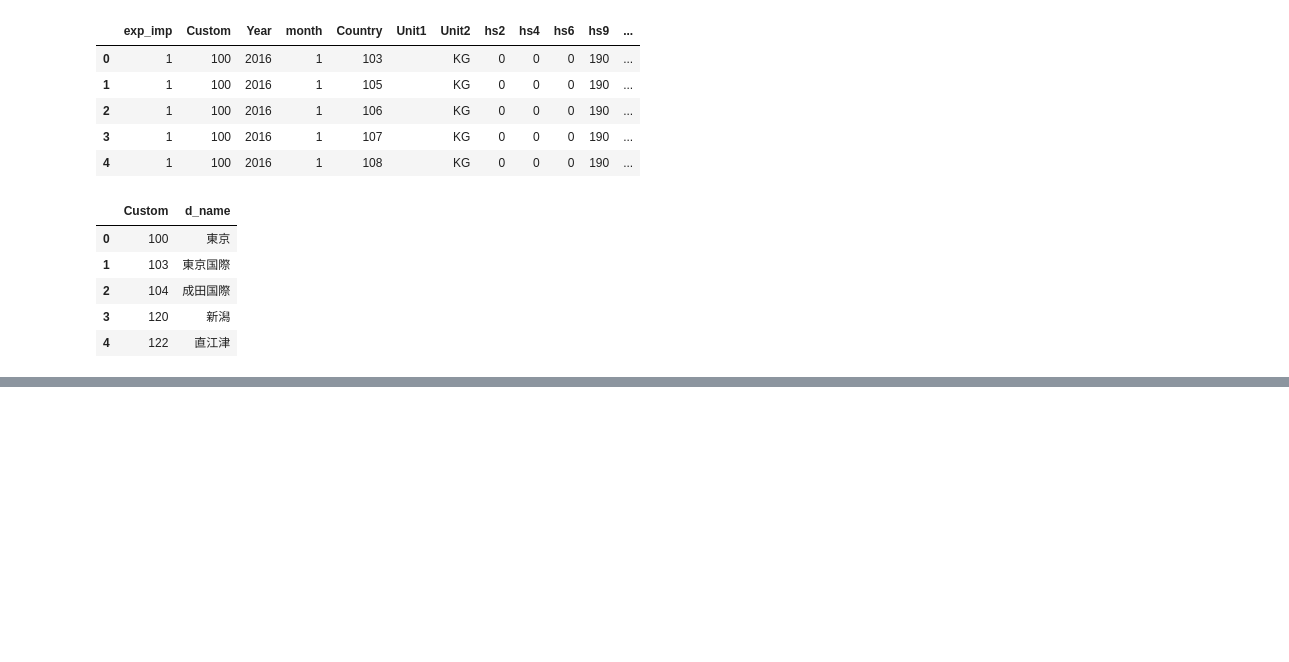
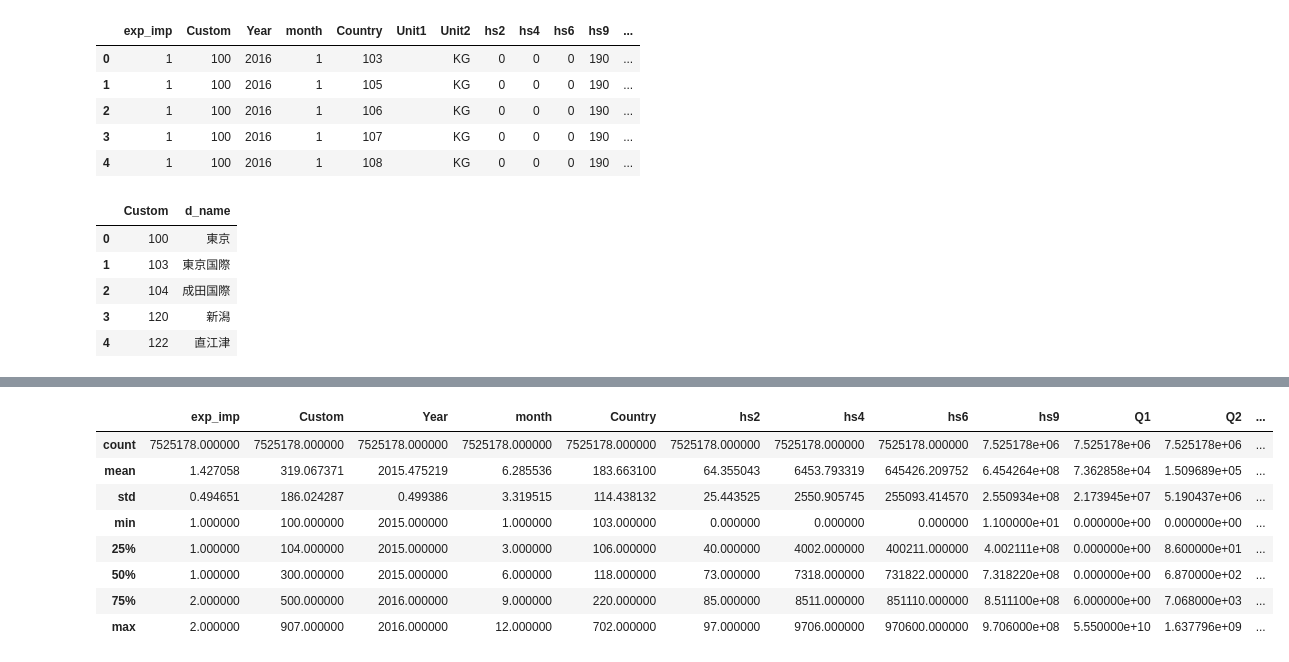
Before and after one commit to DmitriyLanchakov/Data-Visualization-using-python, a Jupyter notebook: Japan Trade Visualization/FE-550 S.R - 1 - Japan Trade Statistics.ipynb, the cells around one changed output, grey strips where cells are left out. Cells and saved outputs as stored; diff of their text form; code cells hidden in the pictures; blank space fills up the shorter version.

```diff
--- a/Japan Trade Visualization/FE-550 S.R - 1 - Japan Trade Statistics.ipynb
+++ b/Japan Trade Visualization/FE-550 S.R - 1 - Japan Trade Statistics.ipynb
@@ -59,0 +50,12 @@ print(rainy_days)
+# %%
+exp_custom_latest_ym.describe()
+# %% [output]
+|  | exp_imp | Custom | Year | month | Country | hs2 | hs4 | hs6 | hs9 | Q1 | Q2 | ... |
+| count | 7525178.000000 | 7525178.000000 | 7525178.000000 | 7525178.000000 | 7525178.000000 | 7525178.000000 | 7525178.000000 | 7525178.000000 | 7.525178e+06 | 7.525178e+06 | 7.525178e+06 | ... |
+| mean | 1.427058 | 319.067371 | 2015.475219 | 6.285536 | 183.663100 | 64.355043 | 6453.793319 | 645426.209752 | 6.454264e+08 | 7.362858e+04 | 1.509689e+05 | ... |
+| std | 0.494651 | 186.024287 | 0.499386 | 3.319515 | 114.438132 | 25.443525 | 2550.905745 | 255093.414570 | 2.550934e+08 | 2.173945e+07 | 5.190437e+06 | ... |
+| min | 1.000000 | 100.000000 | 2015.000000 | 1.000000 | 103.000000 | 0.000000 | 0.000000 | 0.000000 | 1.100000e+01 | 0.000000e+00 | 0.000000e+00 | ... |
+| 25% | 1.000000 | 104.000000 | 2015.000000 | 3.000000 | 106.000000 | 40.000000 | 4002.000000 | 400211.000000 | 4.002111e+08 | 0.000000e+00 | 8.600000e+01 | ... |
+| 50% | 1.000000 | 300.000000 | 2015.000000 | 6.000000 | 118.000000 | 73.000000 | 7318.000000 | 731822.000000 | 7.318220e+08 | 0.000000e+00 | 6.870000e+02 | ... |
+| 75% | 2.000000 | 500.000000 | 2016.000000 | 9.000000 | 220.000000 | 85.000000 | 8511.000000 | 851110.000000 | 8.511100e+08 | 6.000000e+00 | 7.068000e+03 | ... |
+| max | 2.000000 | 907.000000 | 2016.000000 | 12.000000 | 702.000000 | 97.000000 | 9706.000000 | 970600.000000 | 9.706000e+08 | 5.550000e+10 | 1.637796e+09 | ... |
```
Also changed, not shown: parts of 18 cells of this notebook, 1 other file.
